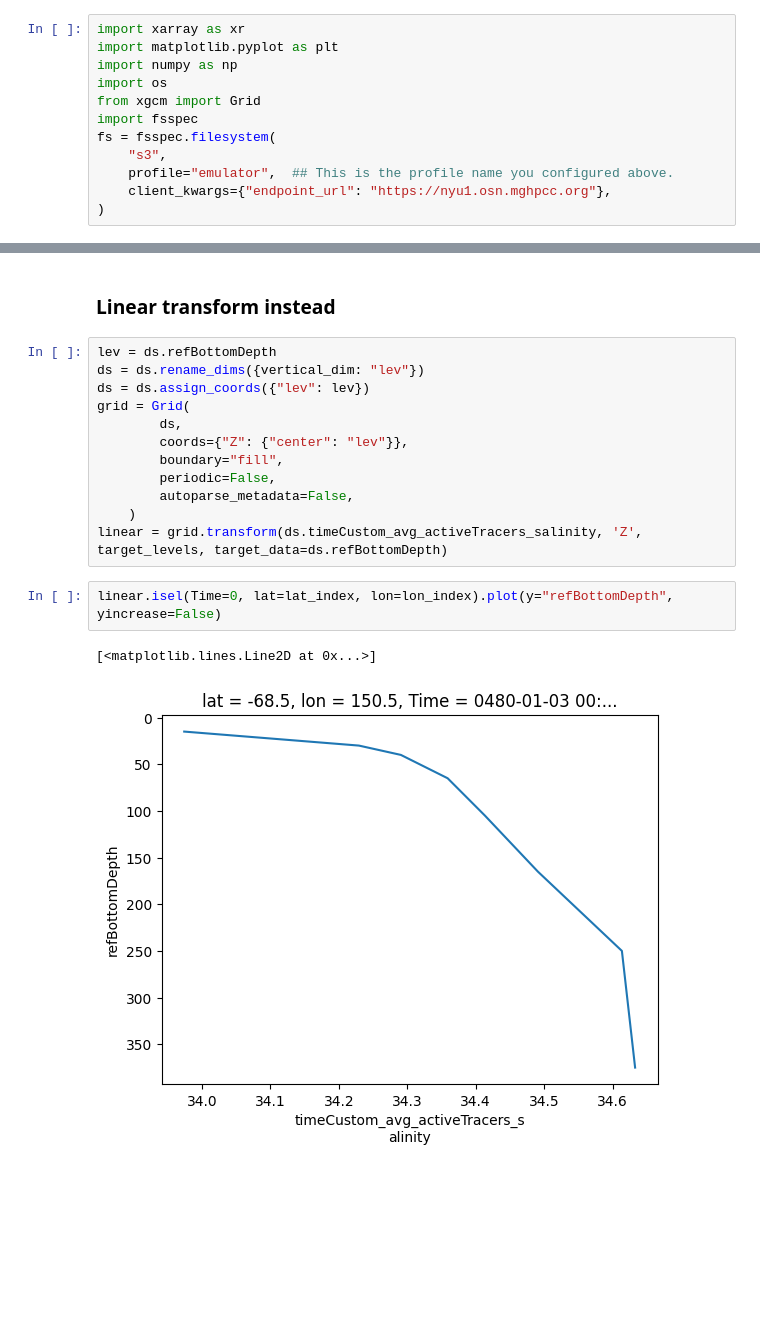
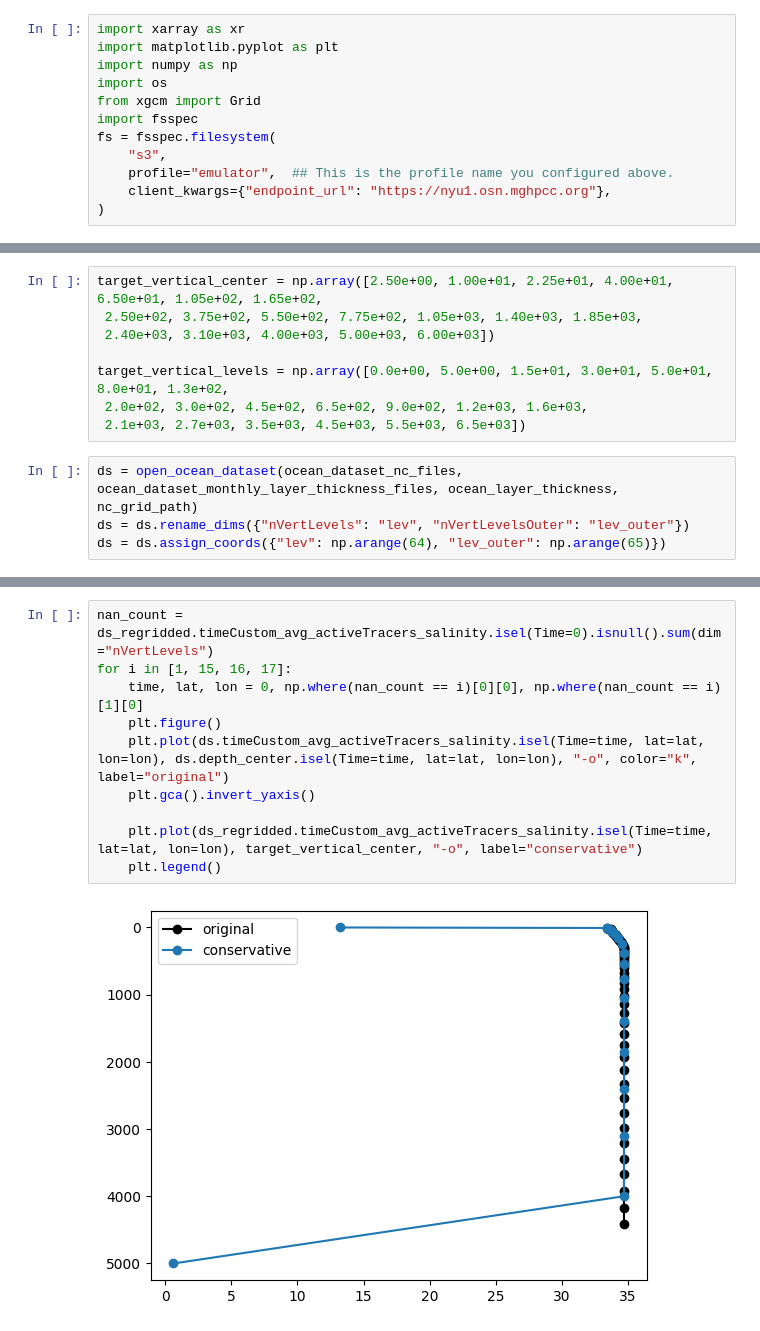
Before and after one commit to ai2cm/scream-explore, a Jupyter notebook: 2024-11-15-e3sm-ocean-vertical-coarsening-reproducer.ipynb, the cells around one changed output, grey strips where cells are left out. Drawn from its saved outputs; the diff is of its cells as text; blank space fills up the shorter version.

```diff
--- a/2024-11-15-e3sm-ocean-vertical-coarsening-reproducer.ipynb
+++ b/2024-11-15-e3sm-ocean-vertical-coarsening-reproducer.ipynb
@@ -31 +50,13 @@ def open_ocean_dataset(ocean_dataset_nc_files, ocean_dataset_monthly_layer_thick
+# %%
+target_vertical_center = np.array([2.50e+00, 1.00e+01, 2.25e+01, 4.00e+01, 6.50e+01, 1.05e+02, 1.65e+02,
+ 2.50e+02, 3.75e+02, 5.50e+02, 7.75e+02, 1.05e+03, 1.40e+03, 1.85e+03,
+ 2.40e+03, 3.10e+03, 4.00e+03, 5.00e+03, 6.00e+03])
+
+target_vertical_levels = np.array([0.0e+00, 5.0e+00, 1.5e+01, 3.0e+01, 5.0e+01, 8.0e+01, 1.3e+02,
+ 2.0e+02, 3.0e+02, 4.5e+02, 6.5e+02, 9.0e+02, 1.2e+03, 1.6e+03,
+ 2.1e+03, 2.7e+03, 3.5e+03, 4.5e+03, 5.5e+03, 6.5e+03])
+# %%
+ds = open_ocean_dataset(ocean_dataset_nc_files, ocean_dataset_monthly_layer_thickness_files, ocean_layer_thickness, nc_grid_path)
+ds = ds.rename_dims({"nVertLevels": "lev", "nVertLevelsOuter": "lev_outer"})
+ds = ds.assign_coords({"lev": np.arange(64), "lev_outer": np.arange(65)})
 # %%
@@ -121,19 +99,12 @@ ds_vertical_coarsened.isel(Time=0, lat=lat_index, lon=lon_index).timeCustom_avg_
-# %% [markdown]
-### Linear transform instead
-# %%
-lev = ds.refBottomDepth
-ds = ds.rename_dims({vertical_dim: "lev"})
-ds = ds.assign_coords({"lev": lev})
-grid = Grid(
-        ds,
-        coords={"Z": {"center": "lev"}},
-        boundary="fill",
-        periodic=False,
-        autoparse_metadata=False,
-    )
-linear = grid.transform(ds.timeCustom_avg_activeTracers_salinity, 'Z', target_levels, target_data=ds.refBottomDepth)
-# %%
-linear.isel(Time=0, lat=lat_index, lon=lon_index).plot(y="refBottomDepth", yincrease=False)
-# %% [output]
-[<matplotlib.lines.Line2D at 0x...>]
-[figure, removed]
+# %%
+nan_count = ds_regridded.timeCustom_avg_activeTracers_salinity.isel(Time=0).isnull().sum(dim="nVertLevels")
+for i in [1, 15, 16, 17]:
+    time, lat, lon = 0, np.where(nan_count == i)[0][0], np.where(nan_count == i)[1][0]
+    plt.figure()
+    plt.plot(ds.timeCustom_avg_activeTracers_salinity.isel(Time=time, lat=lat, lon=lon), ds.depth_center.isel(Time=time, lat=lat, lon=lon), "-o", color="k", label="original")
+    plt.gca().invert_yaxis()
+
+    plt.plot(ds_regridded.timeCustom_avg_activeTracers_salinity.isel(Time=time, lat=lat, lon=lon), target_vertical_center, "-o", label="conservative")
+    plt.legend()
+# %% [output]
+[figure, added]
```
Also changed, not shown: parts of 14 cells of this notebook.
